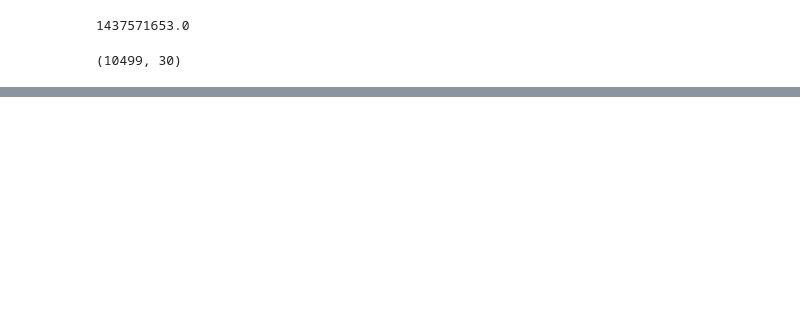
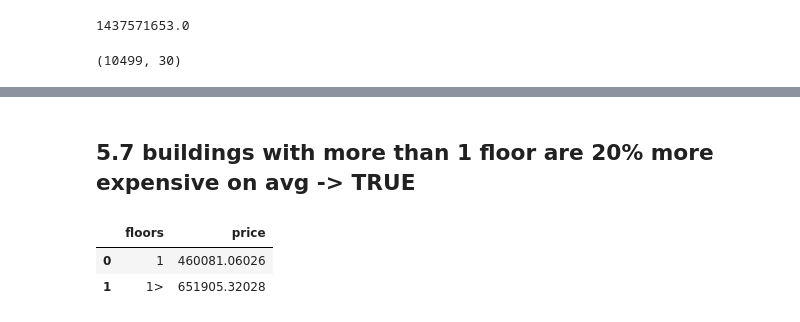
Before and after one commit to danjaca/insight-house-rocket, a Jupyter notebook: house-rocket-stepbystep.ipynb, the cells around one changed output, grey strips where cells are left out. Saved outputs shown, nothing was run; the diff lists cells and outputs as text; code cells hidden in the pictures; blank space fills up the shorter version.

```diff
--- a/house-rocket-stepbystep.ipynb
+++ b/house-rocket-stepbystep.ipynb
@@ -464,0 +495,11 @@ fig.show()
+# %% [markdown]
+## 5.7 buildings with more than 1 floor are 20% more expensive on avg -> TRUE
+# %%
+build = data[['floors','price']].copy()
+build['floors'] = build['floors'].apply(lambda x: '1' if x==1 else '1>')
+build_aux = build[['floors','price']].groupby('floors').mean().reset_index()
+build_aux
+# %% [output]
+|  | floors | price |
+| 0 | 1 | 460081.06026 |
+| 1 | 1> | 651905.32028 |
```
Also changed, not shown: parts of 44 cells of this notebook, 2 other files.
